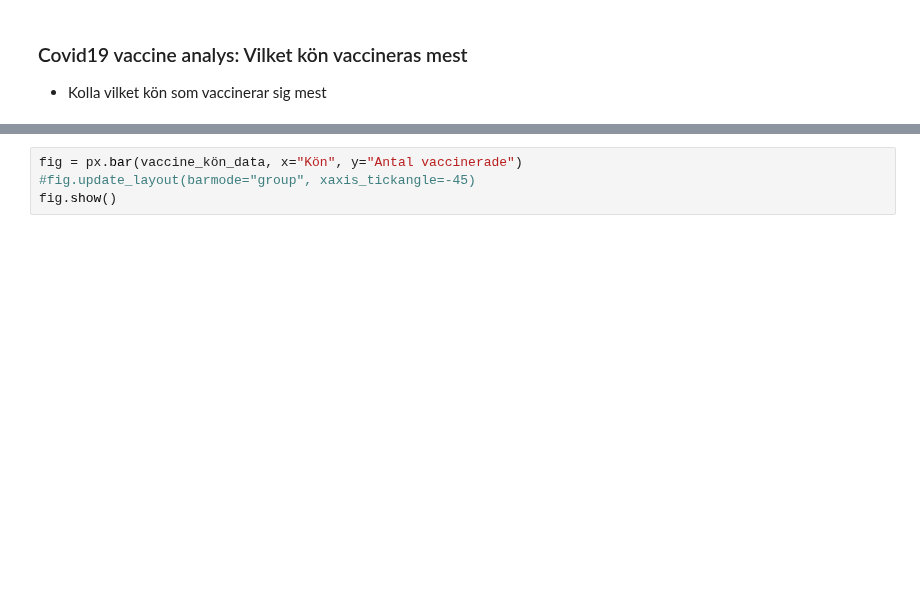
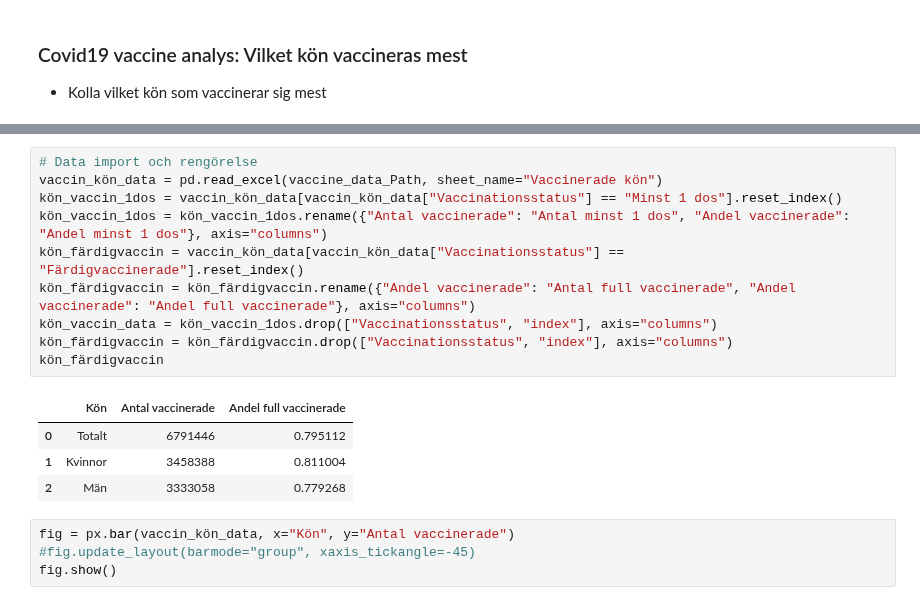
Before and after one commit to FabianAndersson17/Databehandling-Fabian-Andersson, a Jupyter notebook: Labs/Covid-19_Labb1.ipynb, the cells around one changed output, grey strips where cells are left out. Saved outputs shown, nothing was run; the diff lists cells and outputs as text; blank space fills up the shorter version.

```diff
--- a/Labs/Covid-19_Labb1.ipynb
+++ b/Labs/Covid-19_Labb1.ipynb
@@ -314,4 +310,19 @@ vaccine_kön_data.groupby(["Kön", "Vaccinationsstatus"]).sum().reset_index()
+# %%
+# Data import och rengörelse
+vaccin_kön_data = pd.read_excel(vaccine_data_Path, sheet_name="Vaccinerade kön")
+kön_vaccin_1dos = vaccin_kön_data[vaccin_kön_data["Vaccinationsstatus"] == "Minst 1 dos"].reset_index()
+kön_vaccin_1dos = kön_vaccin_1dos.rename({"Antal vaccinerade": "Antal minst 1 dos", "Andel vaccinerade": "Andel minst 1 dos"}, axis="columns")
+kön_färdigvaccin = vaccin_kön_data[vaccin_kön_data["Vaccinationsstatus"] == "Färdigvaccinerade"].reset_index()
+kön_färdigvaccin = kön_färdigvaccin.rename({"Andel vaccinerade": "Antal full vaccinerade", "Andel vaccinerade": "Andel full vaccinerade"}, axis="columns")
+kön_vaccin_data = kön_vaccin_1dos.drop(["Vaccinationsstatus", "index"], axis="columns")
+kön_färdigvaccin = kön_färdigvaccin.drop(["Vaccinationsstatus", "index"], axis="columns")
+kön_färdigvaccin
+# %% [output]
+|  | Kön | Antal vaccinerade | Andel full vaccinerade |
+| 0 | Totalt | 6791446 | 0.795112 |
+| 1 | Kvinnor | 3458388 | 0.811004 |
+| 2 | Män | 3333058 | 0.779268 |
 # %%
-fig = px.bar(vaccine_kön_data, x="Kön", y="Antal vaccinerade")
+fig = px.bar(vaccin_kön_data, x="Kön", y="Antal vaccinerade")
 #fig.update_layout(barmode="group", xaxis_tickangle=-45)
 fig.show()
```
Also changed, not shown: parts of 6 cells of this notebook.
